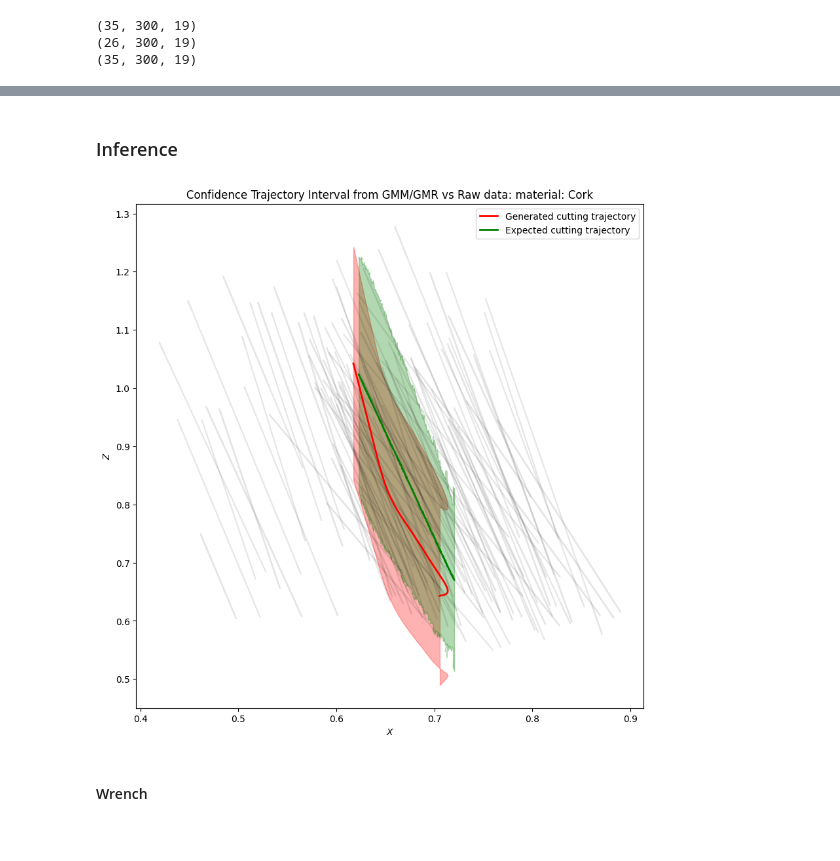
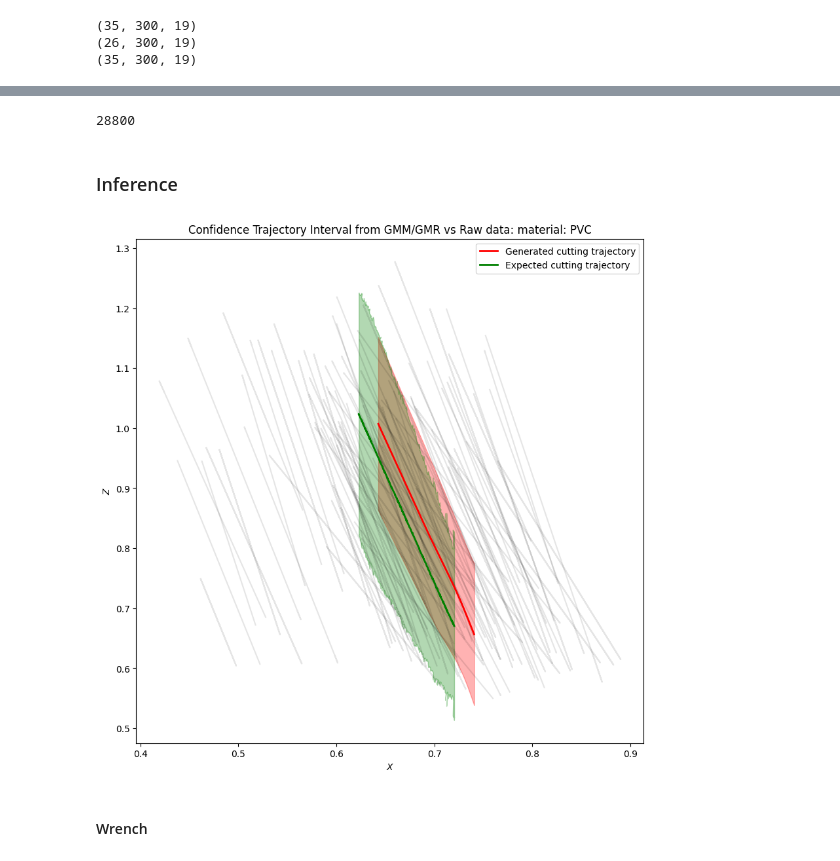
Before and after one commit to waddah27/GMR-Analysis, a Jupyter notebook: gmr_analysis 2conds.ipynb, the cells around one changed output, grey strips where cells are left out. Drawn from its saved outputs; the diff is of its cells as text; code cells hidden in the pictures.

```diff
--- a/gmr_analysis 2conds.ipynb
+++ b/gmr_analysis 2conds.ipynb
@@ -174,7 +174,7 @@ from gmr.utils import check_random_state
 from bgmm_extended import BGMM
 from gmm_extended import GMM_EXTENDED
 
-random_state = check_random_state(0)
+random_state = check_random_state(42)
 n_components = 50
 tol=1e-5
 max_iter = 1000
@@ -220,3 +249,7 @@ Text(0.5, 1.0, 'Covergence of gmm-gmr model parameters to fit trajectory-wrench
+# %%
+print(bgmm.scaler)
+# %% [output]
+28800
 # %% [markdown]
 ### Inference
 # %%
@@ -251,7 +284,7 @@ materials = {
     'pvc':[3, 'PVC']
 }
 
-material_name = 'crck'
+material_name = 'pvc'
 
 labels = materials[material_name][0] * np.ones(n_steps)
 plt.figure(figsize=(10, 10))
@@ -286,31 +319,31 @@ if plot_covariances:
         new_gmm = GMM(
             n_components=len(gmm.means), priors=gmm.priors,
             means=gmm.means[:, 1:], covariances=gmm.covariances[:, 1:, 1:],
             random_state=gmm.random_state)
         for mean, (angle, width, height) in new_gmm.to_ellipses(factor):
             ell = Ellipse(xy=mean, width=width, height=height,
                             angle=np.degrees(angle))
             ell.set_alpha(0.15)
             ell.set_color(next(colors))
             plt.gca().add_artist(ell)
 
 # plt.xlabel("$X$")
 # plt.ylabel("$Z$")
 
 # plt.subplot(122)
 # plt.title("Confidence Interval from Raw Data")
 # plt.plot(X[:, :, x_idx].T, X[:, :, z_idx].T, c="k", alpha=0.1)
 
 plt.plot(steps, expected_mean, c="g", lw=2, label="Expected cutting trajectory")
 plt.fill_between(
     steps,
     expected_mean - 1.96 * expected_std,
     expected_mean + 1.96 * expected_std,
     color="g", alpha=alpha)
 
 plt.xlabel("$X$")
 plt.ylabel("$Z$")
 plt.legend()
 plt.show()
 # %% [output]
-[figure, old version]
+[figure, new version]
```
Also changed, not shown: parts of 12 cells of this notebook, 13 other files.
